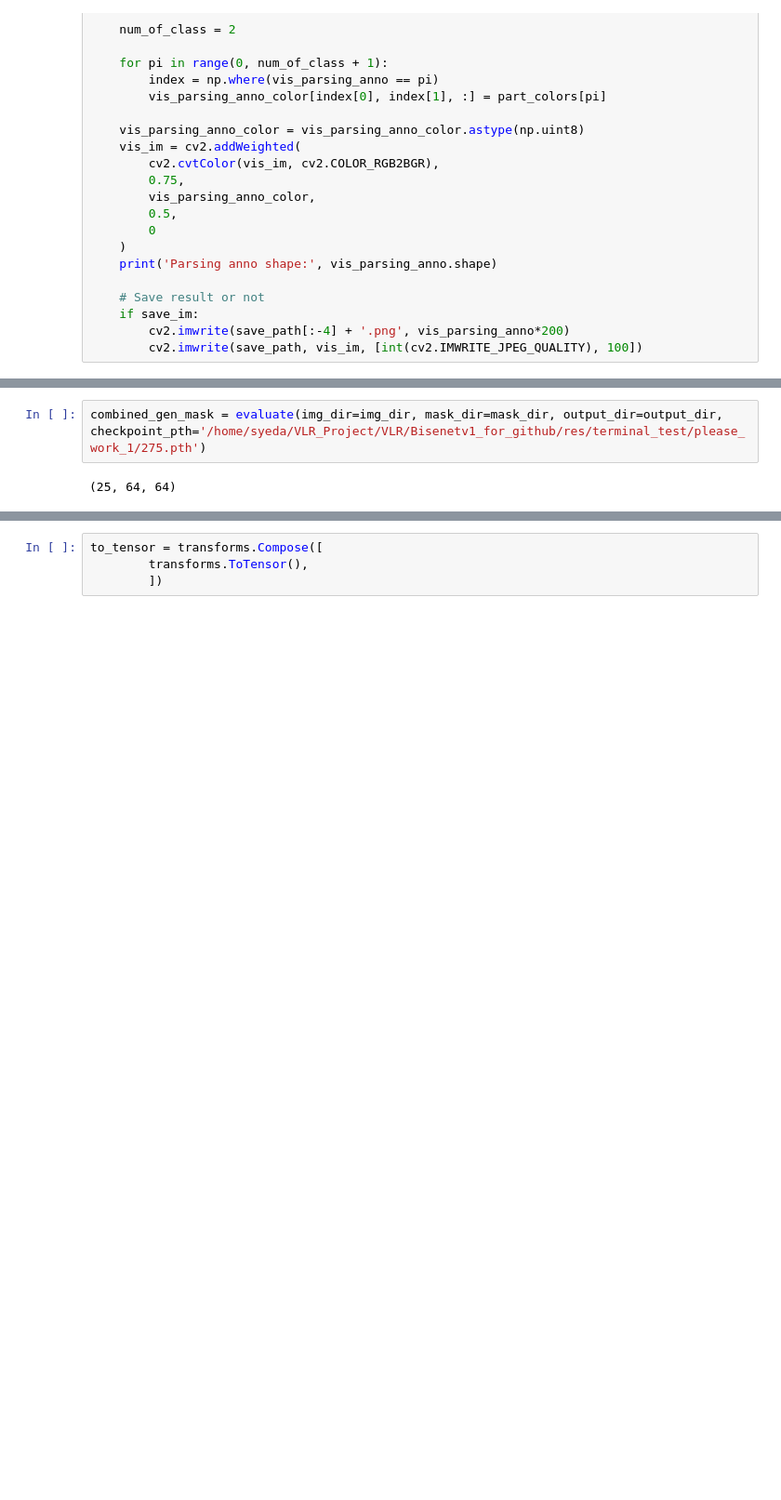
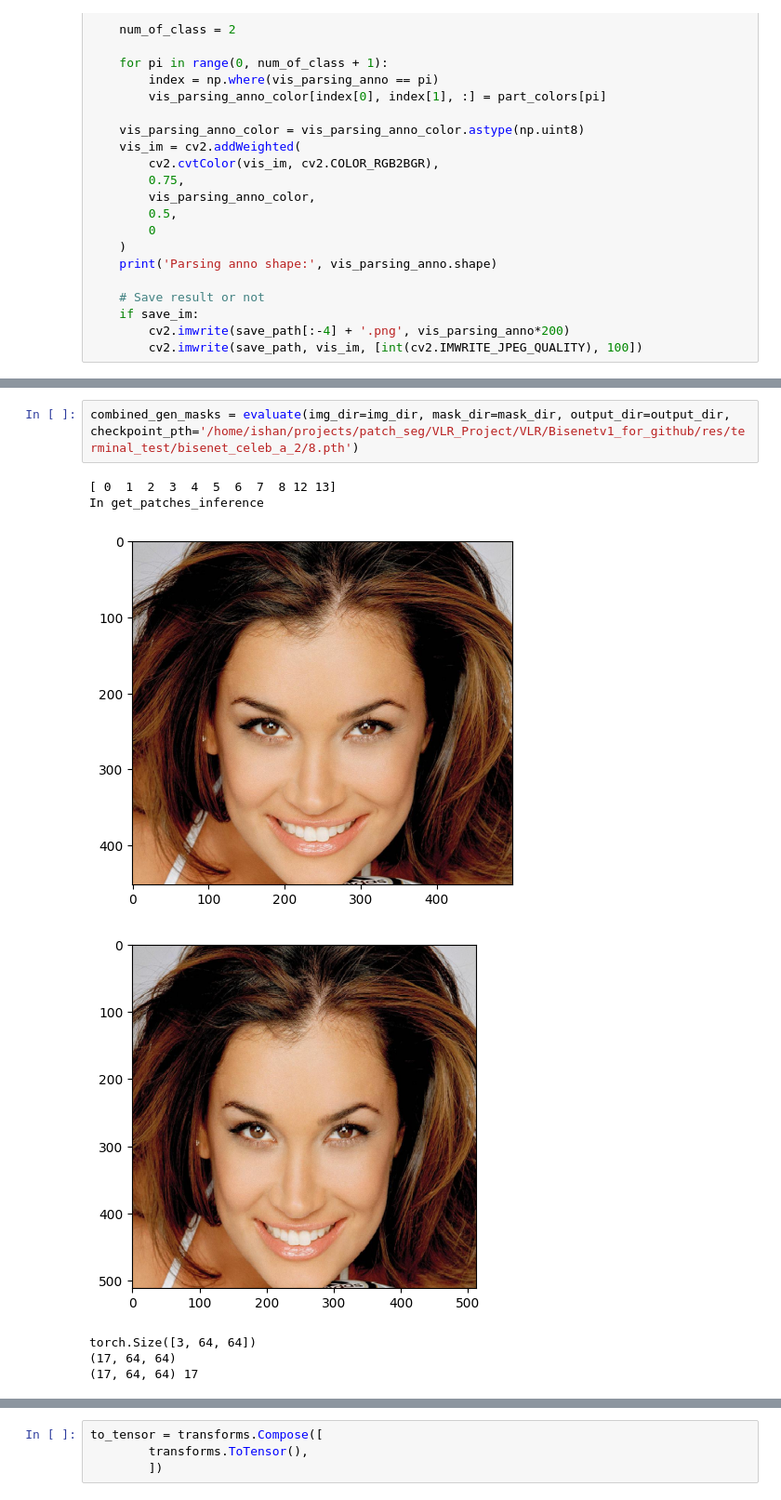
Before and after one commit to syedabdulhannan27/VLR_Project, a Jupyter notebook: VLR/Bisenetv1_for_github/inference_test.ipynb, the cells around one changed output, grey strips where cells are left out. Shown at 93% size. Saved outputs shown, nothing was run; the diff lists cells and outputs as text; blank space fills up the shorter version.

```diff
--- a/VLR/Bisenetv1_for_github/inference_test.ipynb
+++ b/VLR/Bisenetv1_for_github/inference_test.ipynb
@@ -295,6 +373,12 @@ mask_file_names = sorted([f for f in os.listdir(mask_dir)])
 img_file_paths = [os.path.join(img_dir, file_name) for file_name in img_file_names]
 mask_file_paths = [os.path.join(mask_dir, file_name) for file_name in mask_file_names]
 # %%
-combined_gen_mask = evaluate(img_dir=img_dir, mask_dir=mask_dir, output_dir=output_dir, checkpoint_pth='/home/syeda/VLR_Project/VLR/Bisenetv1_for_github/res/terminal_test/please_work_1/275.pth')
+combined_gen_masks = evaluate(img_dir=img_dir, mask_dir=mask_dir, output_dir=output_dir, checkpoint_pth='/home/ishan/projects/patch_seg/VLR_Project/VLR/Bisenetv1_for_github/res/terminal_test/bisenet_celeb_a_2/8.pth')
 # %% [output]
-(25, 64, 64)
+[ 0  1  2  3  4  5  6  7  8 12 13]
+In get_patches_inference
+[figure, added]
+[figure, added]
+torch.Size([3, 64, 64])
+(17, 64, 64)
+(17, 64, 64) 17
```
Also changed, not shown: parts of 6 cells of this notebook, 6 other files.
